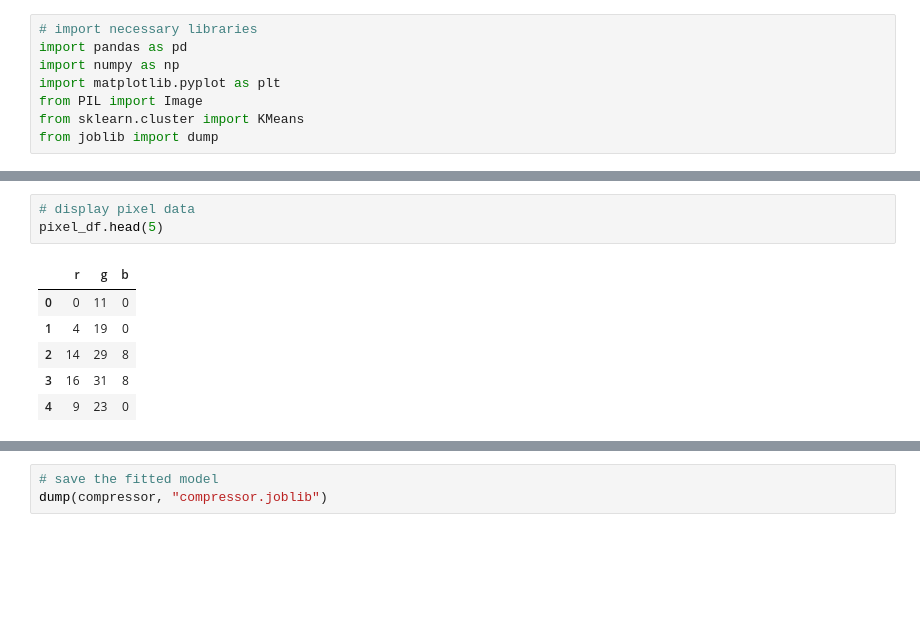
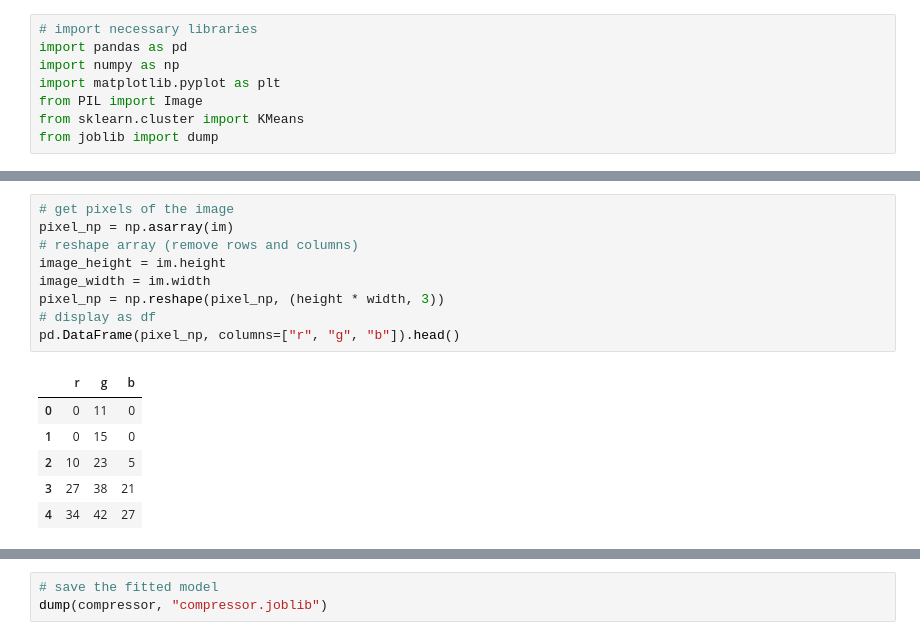
Before and after one commit to stefanjaro/image-compression-with-kmeans, a Jupyter notebook: Image Compression Using K-Means.ipynb, the cells around one changed output, grey strips where cells are left out. Cells and saved outputs as stored; diff of their text form; blank space fills up the shorter version.

```diff
--- a/Image Compression Using K-Means.ipynb
+++ b/Image Compression Using K-Means.ipynb
@@ -41,12 +19,18 @@ pixel_df = pd.DataFrame(pixel_data, columns=["r", "g", "b"])
-# %%
-# display pixel data
-pixel_df.head(5)
-# %% [output]
-|  | r | g | b |
-| 0 | 0 | 11 | 0 |
-| 1 | 4 | 19 | 0 |
-| 2 | 14 | 29 | 8 |
-| 3 | 16 | 31 | 8 |
-| 4 | 9 | 23 | 0 |
+# %%
+# get pixels of the image
+pixel_np = np.asarray(im)
+# reshape array (remove rows and columns)
+image_height = im.height
+image_width = im.width
+pixel_np = np.reshape(pixel_np, (height * width, 3))
+# display as df
+pd.DataFrame(pixel_np, columns=["r", "g", "b"]).head()
+# %% [output]
+|  | r | g | b |
+| 0 | 0 | 11 | 0 |
+| 1 | 0 | 15 | 0 |
+| 2 | 10 | 23 | 5 |
+| 3 | 27 | 38 | 21 |
+| 4 | 34 | 42 | 27 |
 # %%
 # run k-means clustering on the pixel data
```
Also changed, not shown: parts of 6 cells of this notebook, 2 other files.
